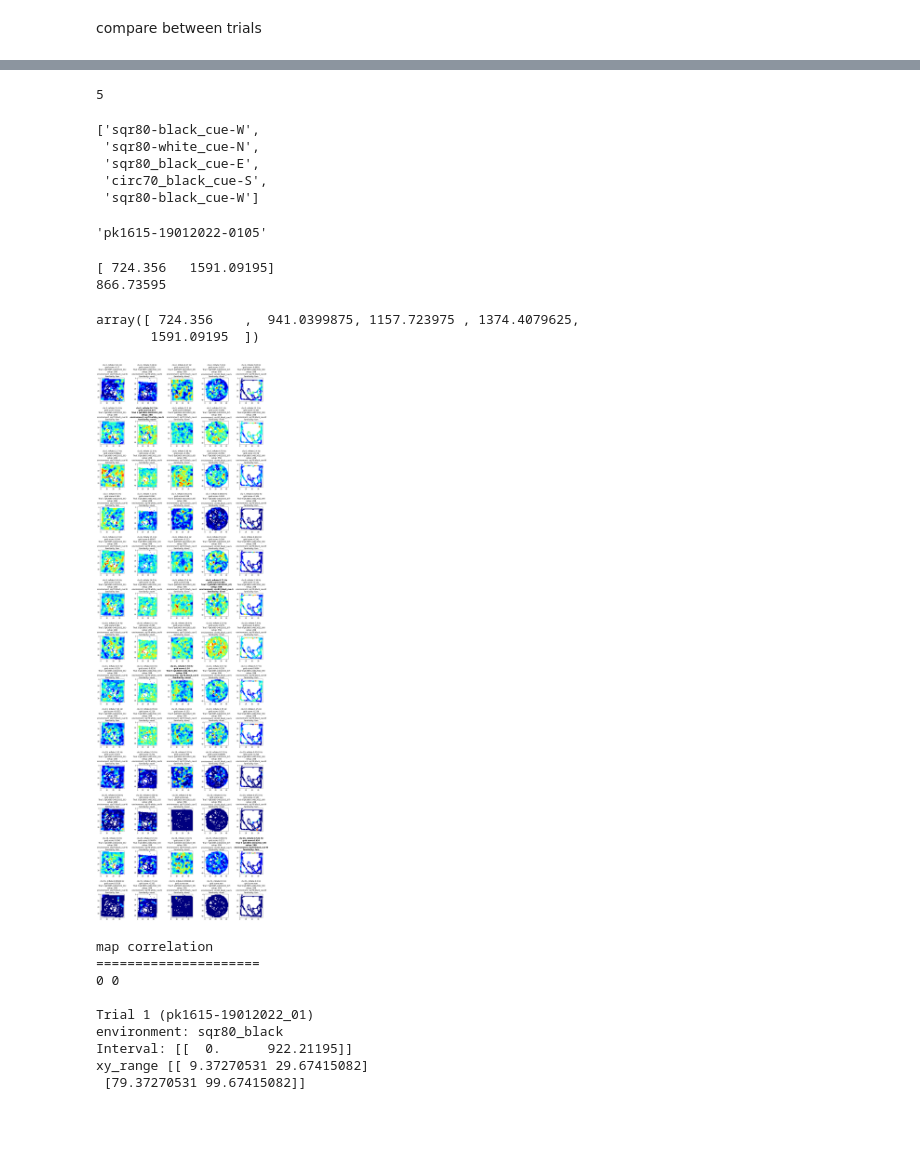
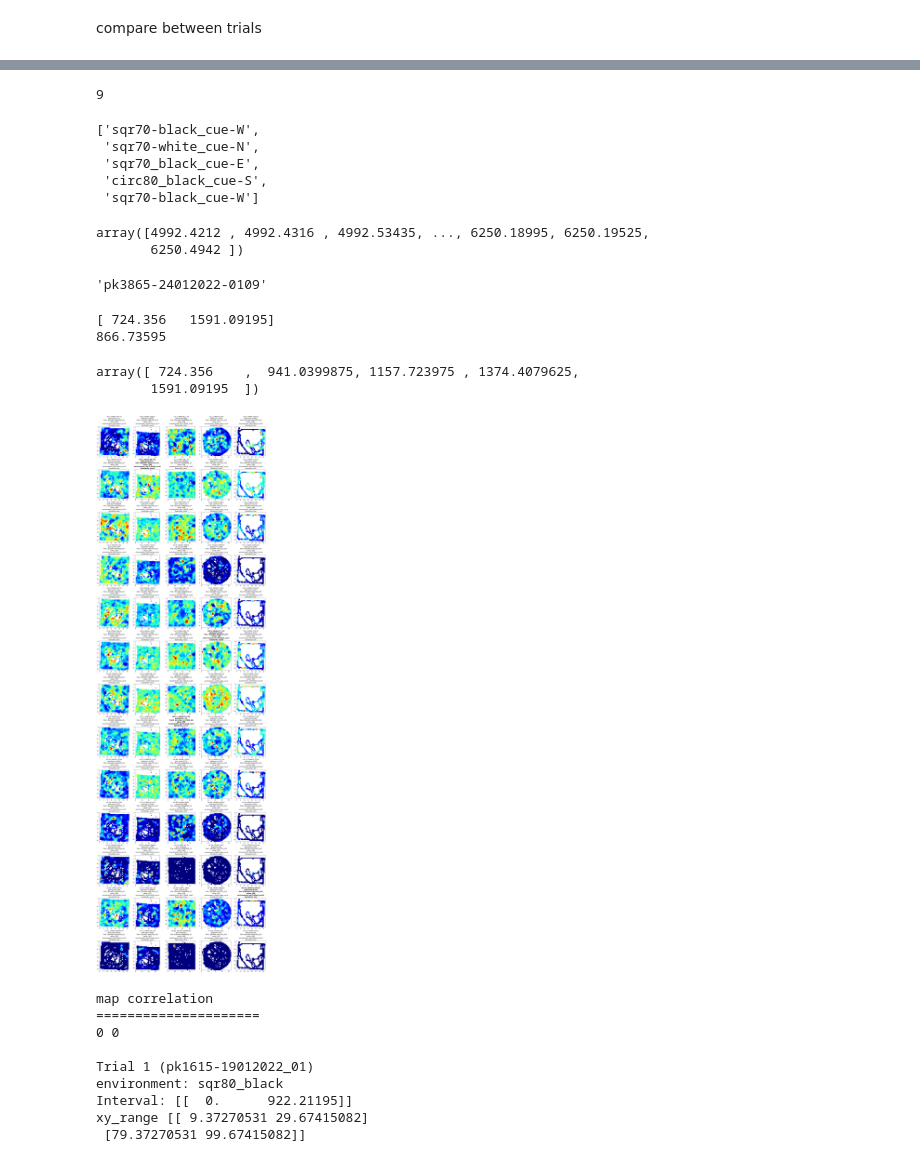
Before and after one commit to kevin-allen/spikeA, a Jupyter notebook: docs_notebooks/cell_overview_one_trial_polarplot-waveform.ipynb, the cells around one changed output, grey strips where cells are left out. Cells and saved outputs as stored; diff of their text form; code cells hidden in the pictures; blank space fills up the shorter version.

Commit message:
layout

```diff
--- a/docs_notebooks/cell_overview_one_trial_polarplot-waveform.ipynb
+++ b/docs_notebooks/cell_overview_one_trial_polarplot-waveform.ipynb
@@ -49,8 +49,8 @@ from spikeA.Session import Session
 
 #name="pk3865-21012022-0101"
 
-name="pk1615-21012022-0109"  # five different environments in two different rooms
-#name = "pk3865-24012022-0109"  # five different environments in two different rooms
+#name="pk1615-21012022-0109"  # five different environments in two different rooms
+name="pk3865-24012022-0109"  # five different environments in two different rooms
 # %%
 # mouse name = .... , plot on summary file
 
@@ -656,23 +647,26 @@ occupancy map <class 'numpy.ndarray'> (34, 34)
 # %%
 ses.n_trials
 # %% [output]
-5
+9
 # %%
 trials_environments = [ en for en in ses.desen if not en=="rb" ]
 # %%
 trials_environments
 # %% [output]
-['sqr80-black_cue-W',
- 'sqr80-white_cue-N',
- 'sqr80_black_cue-E',
- 'circ70_black_cue-S',
- 'sqr80-black_cue-W']
+['sqr70-black_cue-W',
+ 'sqr70-white_cue-N',
+ 'sqr70_black_cue-E',
+ 'circ80_black_cue-S',
+ 'sqr70-black_cue-W']
 # %%
 n.spike_train.st
+# %% [output]
+array([4992.4212 , 4992.4316 , 4992.53435, ..., 6250.18995, 6250.19525,
+       6250.4942 ])
 # %%
 name
 # %% [output]
-'pk1615-19012022-0105'
+'pk3865-24012022-0109'
 # %%
 third_int = ses.trial_intervals.inter[2]
 print(third_int)
@@ -685,7 +679,7 @@ np.linspace(third_int[0],third_int[1],5)
 array([ 724.356    ,  941.0399875, 1157.723975 , 1374.4079625,
        1591.09195  ])
 # %%
-fig, axs = plt.subplots(len(cg.neuron_list), len(trials_environments), figsize=(20, 5*len(cg.neuron_list)))
+fig, axs = plt.subplots(len(cg.neuron_list), len(trials_environments), figsize=(20, 5*len(cg.neuron_list)), constrained_layout = True)
 
 for i, n in enumerate(cg.neuron_list):
 
@@ -701,36 +695,37 @@ for i, n in enumerate(cg.neuron_list):
         iv=np.array([iv])
 
         # reset and set intervals
         n.spike_train.unset_intervals()
         ap.unset_intervals()
         n.spike_train.set_intervals(iv)
         ap.set_intervals(iv)
 
         # spatial firing map
         #xy_range = n.spatial_properties.ap.invalid_outside_spatial_area(shape = "square", length=70)
         n.spatial_properties.firing_rate_map_2d(cm_per_bin =2, smoothing_sigma_cm = 2, smoothing=True)
         #n.spatial_properties.firing_rate_map_2d(xy_range = xy_range)
 
 
 
         axs[i,j].imshow(n.spatial_properties.firing_rate_map,cmap='jet')
         gs=n.spatial_properties.grid_score()
 
         fw='bold' if gs>.4 else 'normal'
 
         axs[i,j].set_title("clu:{}, mRate:{:.3} Hz\ngrid score:{:.3}".format(n.name,n.spike_train.mean_firing_rate(),gs) + "\n" + "Trial "+str(t+1)+" ("+tn+")"+"\n"+"setup: "+su+"\n"+"environment: "+en+"\n"+"familiarity: "+ef, fontweight=fw)
+        axs[i,j].set_aspect('equal', adjustable='box')
         j+=1
 
     # testing
     #if i>2:
     #    break
 
 #plt.tight_layout()
-fig.subplots_adjust(wspace=0.1, hspace=0.85)
-plt.savefig(prefixdir+'/home/pascal/Documents/science_docs/analysis_results/'+name+'_trials.pdf')
+#fig.subplots_adjust(wspace=0.1, hspace=0.85)
+#plt.savefig(prefixdir+'/home/pascal/Documents/science_docs/analysis_results/'+name+'_trials.pdf')
 plt.show()
 # %% [output]
-[figure, old version]
+[figure, new version]
 # %%
 # map correlation
 
```
Also changed, not shown: parts of 10 cells of this notebook.
